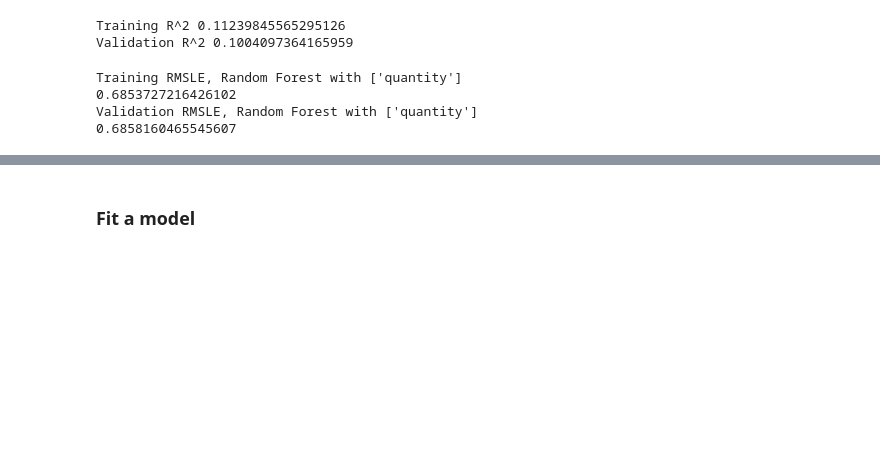
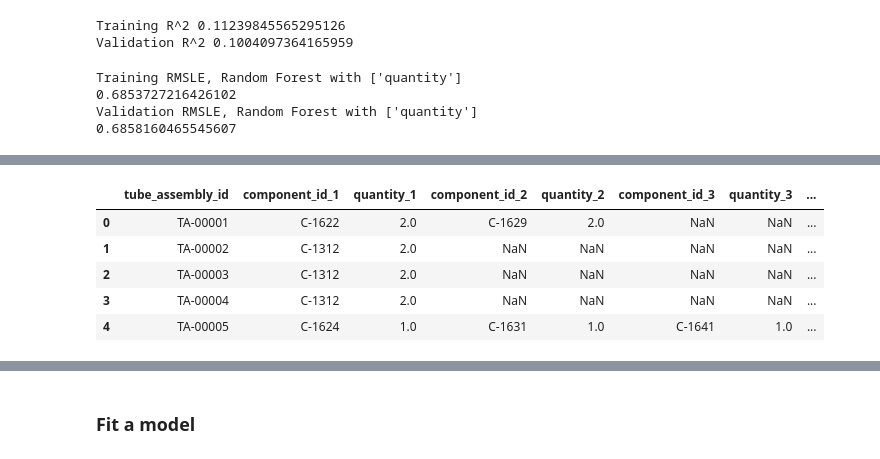
Before and after one commit to LambdaSchool/DEPRECATED-DS-Unit-2-Applied-Modeling, a Jupyter notebook: module1-log-linear-regression/Log-Linear Regression Assignment Notebook.ipynb, the cells around one changed output, grey strips where cells are left out. Drawn from its saved outputs; the diff is of its cells as text; code cells hidden in the pictures; blank space fills up the shorter version.

```diff
--- a/module1-log-linear-regression/Log-Linear Regression Assignment Notebook.ipynb
+++ b/module1-log-linear-regression/Log-Linear Regression Assignment Notebook.ipynb
@@ -282,0 +330,9 @@ Validation RMSLE, Random Forest with ['quantity']
+# %%
+materials.head()
+# %% [output]
+|  | tube_assembly_id | component_id_1 | quantity_1 | component_id_2 | quantity_2 | component_id_3 | quantity_3 | ... |
+| 0 | TA-00001 | C-1622 | 2.0 | C-1629 | 2.0 | NaN | NaN | ... |
+| 1 | TA-00002 | C-1312 | 2.0 | NaN | NaN | NaN | NaN | ... |
+| 2 | TA-00003 | C-1312 | 2.0 | NaN | NaN | NaN | NaN | ... |
+| 3 | TA-00004 | C-1312 | 2.0 | NaN | NaN | NaN | NaN | ... |
+| 4 | TA-00005 | C-1624 | 1.0 | C-1631 | 1.0 | C-1641 | 1.0 | ... |
```
Also changed, not shown: parts of 23 cells of this notebook.
